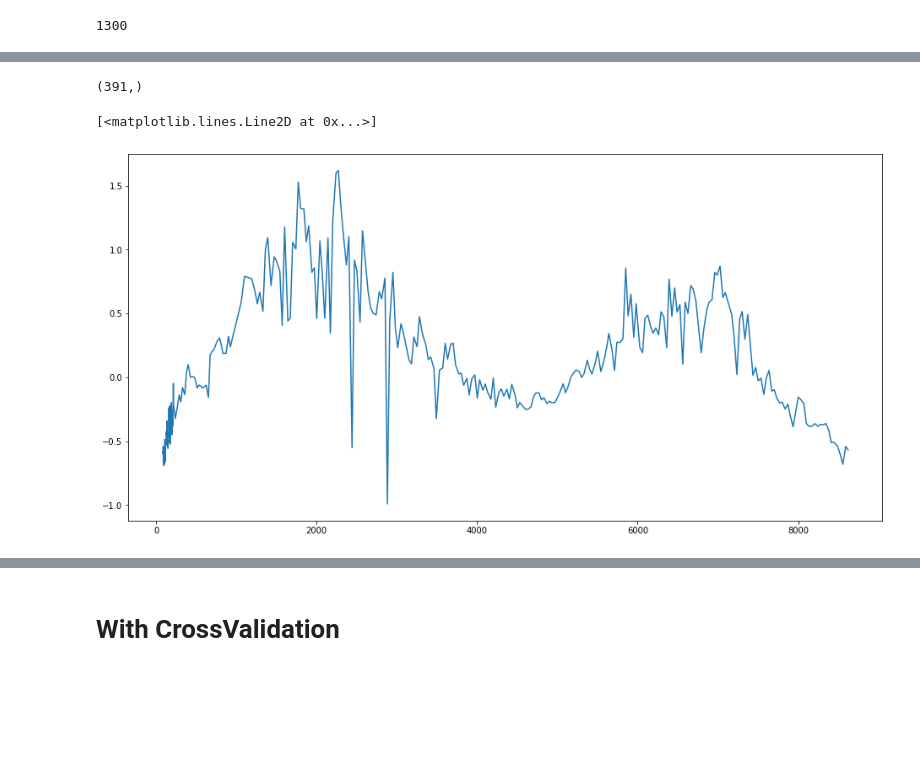
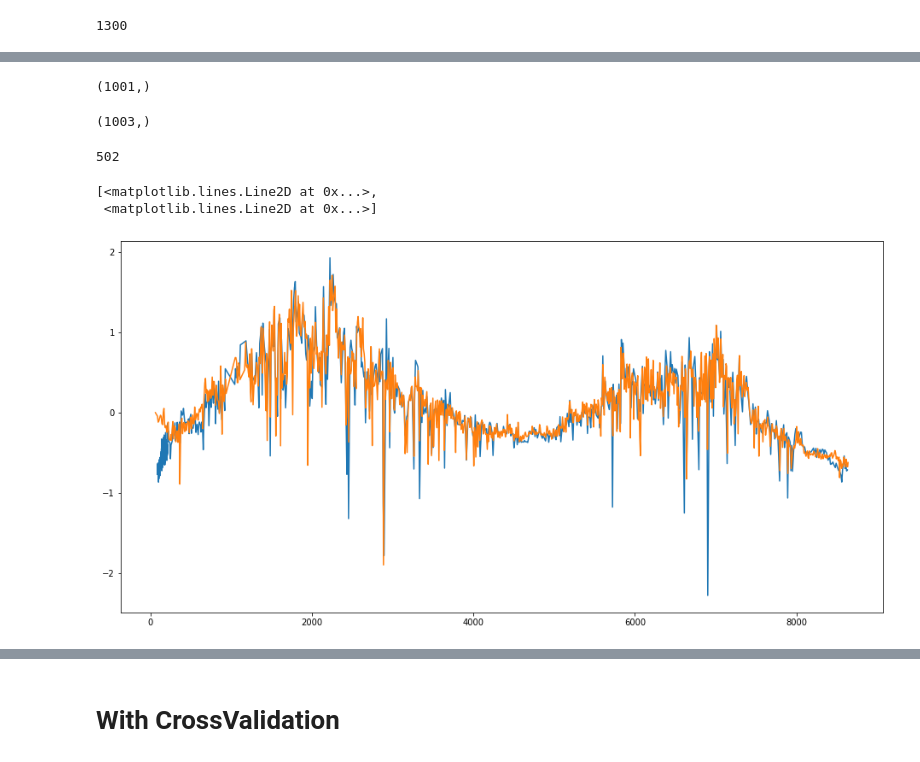
Before and after one commit to roksikonja/dslab_virgo_tsi, a Jupyter notebook: SmoothingFinalResult.ipynb, the cells around one changed output, grey strips where cells are left out. Drawn from its saved outputs; the diff is of its cells as text; code cells hidden in the pictures; blank space fills up the shorter version.

```diff
--- a/SmoothingFinalResult.ipynb
+++ b/SmoothingFinalResult.ipynb
@@ -18,10 +26,6 @@ np.size(time_subsample)
 # %%
+def downsample_to(x, n):
+    return downsample(x, int(np.floor(np.size(x) / n)))
+
 def downsample(x, n):
     return np.array([np.median(x[i:n+i]) for i in range(0,np.size(x),n)])
-
-x_downsampled_b = downsample(x.final.b_nn_corrected, 100)
-time_downsampled_b = downsample(x.base_signals.t_b_nn, 100)
-time_downsampled_b = time_downsampled_b.reshape(-1, 1)
-x_downsampled_b.shape
-# %% [output]
-(391,)
@@ -30,0 +32,18 @@ x_downsampled_b_normalized = x_downsampled_b - np.mean(x_downsampled_b)
+# %%
+x_downsampled_a = downsample_to(x.final.a_nn_corrected, 1000)
+time_downsampled_a = downsample_to(x.base_signals.t_a_nn, 1000)
+time_downsampled_a = time_downsampled_a.reshape(-1, 1)
+x_downsampled_a.shape
+# %% [output]
+(1001,)
+# %%
+x_downsampled_b = downsample_to(x.final.b_nn_corrected, 1000)
+time_downsampled_b = downsample_to(x.base_signals.t_b_nn, 1000)
+time_downsampled_b = time_downsampled_b.reshape(-1, 1)
+x_downsampled_b.shape
+# %% [output]
+(1003,)
+# %%
+np.size(downsample_to(x.final.b_nn_corrected, 500))
+# %% [output]
+502
@@ -31,9 +52,17 @@ x_downsampled_b_normalized = x_downsampled_b - np.mean(x_downsampled_b)
+# %%
+mean = np.mean(np.concatenate((x_downsampled_a, x_downsampled_b), axis=0))
+x_downsampled_a_normalized = x_downsampled_a - mean
+x_downsampled_b_normalized = x_downsampled_b - mean
+
+x_all = np.concatenate((x_downsampled_a_normalized, x_downsampled_b_normalized), axis=0)
+time_all = np.concatenate((time_downsampled_a, time_downsampled_b), axis=0)
 # %%
 plt.figure(5, figsize=(16, 8))
-plt.plot(time_downsampled_b, x_downsampled_b_normalized)
+plt.plot(time_downsampled_b, x_downsampled_b_normalized, time_downsampled_a, x_downsampled_a_normalized)
 # %% [output]
-[<matplotlib.lines.Line2D at 0x...>]
+[<matplotlib.lines.Line2D at 0x...>,
+ <matplotlib.lines.Line2D at 0x...>]
-[figure, old version]
+[figure, new version]
 # %%
 plt.figure(5, figsize=(16, 8))
 plt.ylim(1362.5, 1370)
```
Also changed, not shown: parts of 11 cells of this notebook, 4 other files.
